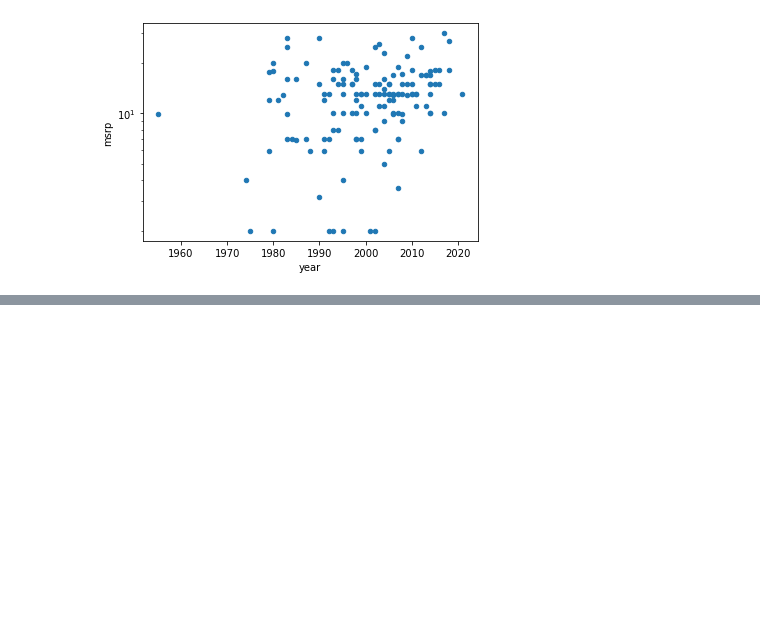
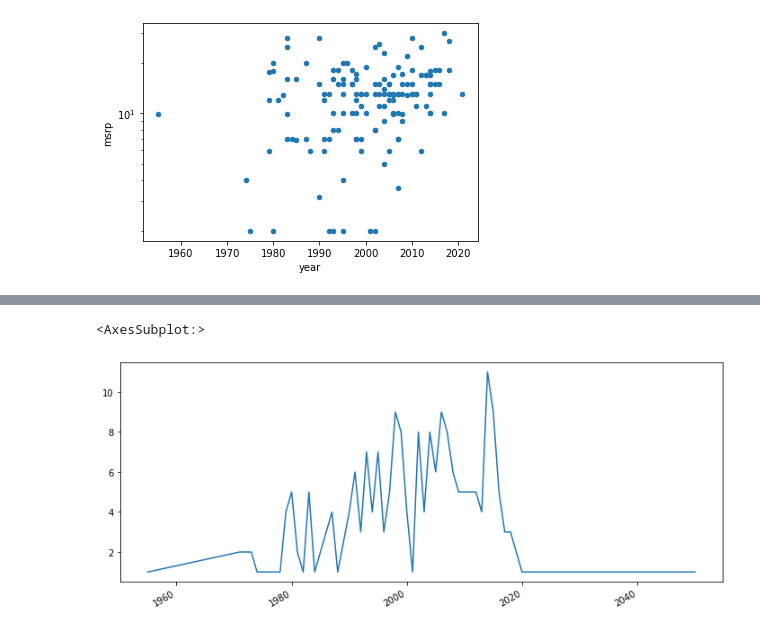
Before and after one commit to kayavila/IS445-Final-StorybookBibles, a Jupyter notebook: dataset-exploration/IS445-Final Project Pt1 - Kay Avila.ipynb, the cells around one changed output, grey strips where cells are left out. Drawn from its saved outputs; the diff is of its cells as text; code cells hidden in the pictures; blank space fills up the shorter version.

```diff
--- a/dataset-exploration/IS445-Final Project Pt1 - Kay Avila.ipynb
+++ b/dataset-exploration/IS445-Final Project Pt1 - Kay Avila.ipynb
@@ -176,0 +240,5 @@ df.plot.scatter(x='year', y='msrp', logy=True)
+# %%
+df['year'].value_counts().sort_index().plot(kind='line', figsize=(12,5))
+# %% [output]
+<AxesSubplot:>
+[figure, added]
```
Also changed, not shown: parts of 11 cells of this notebook.
